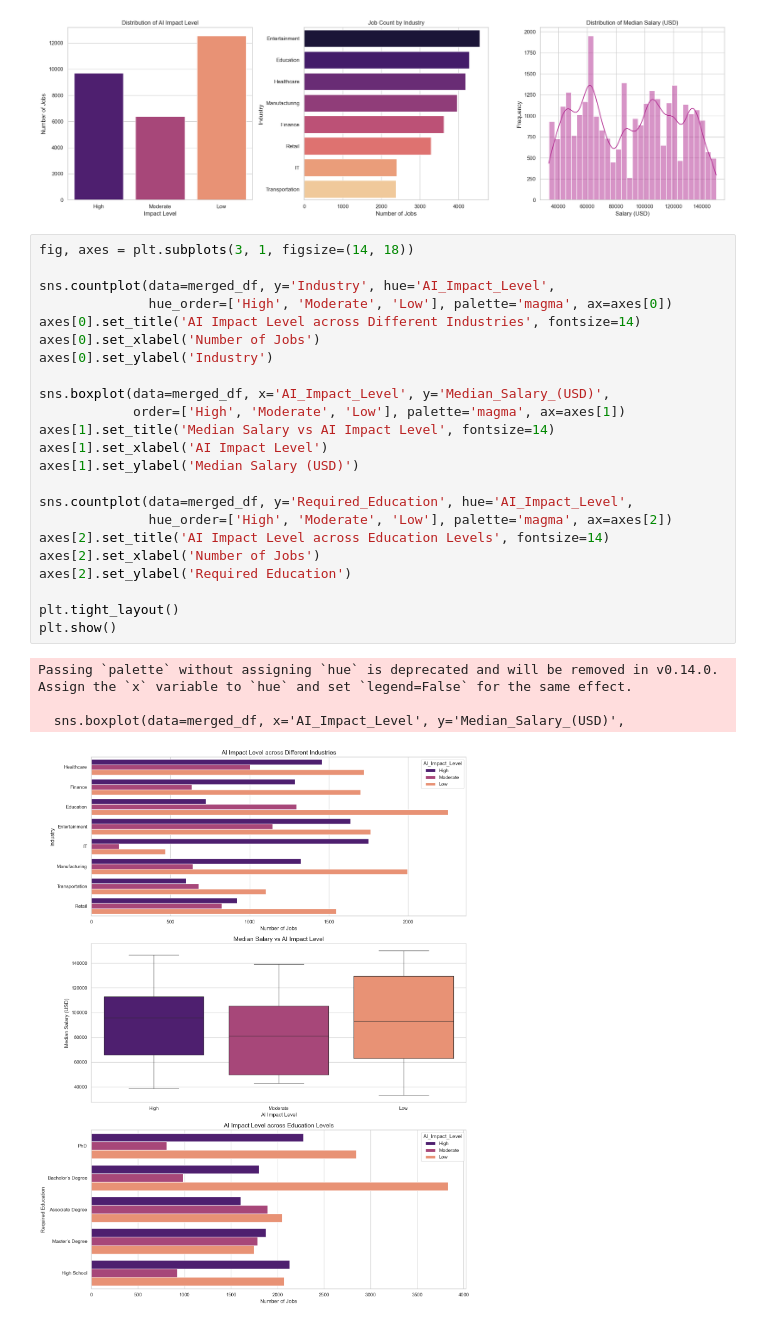
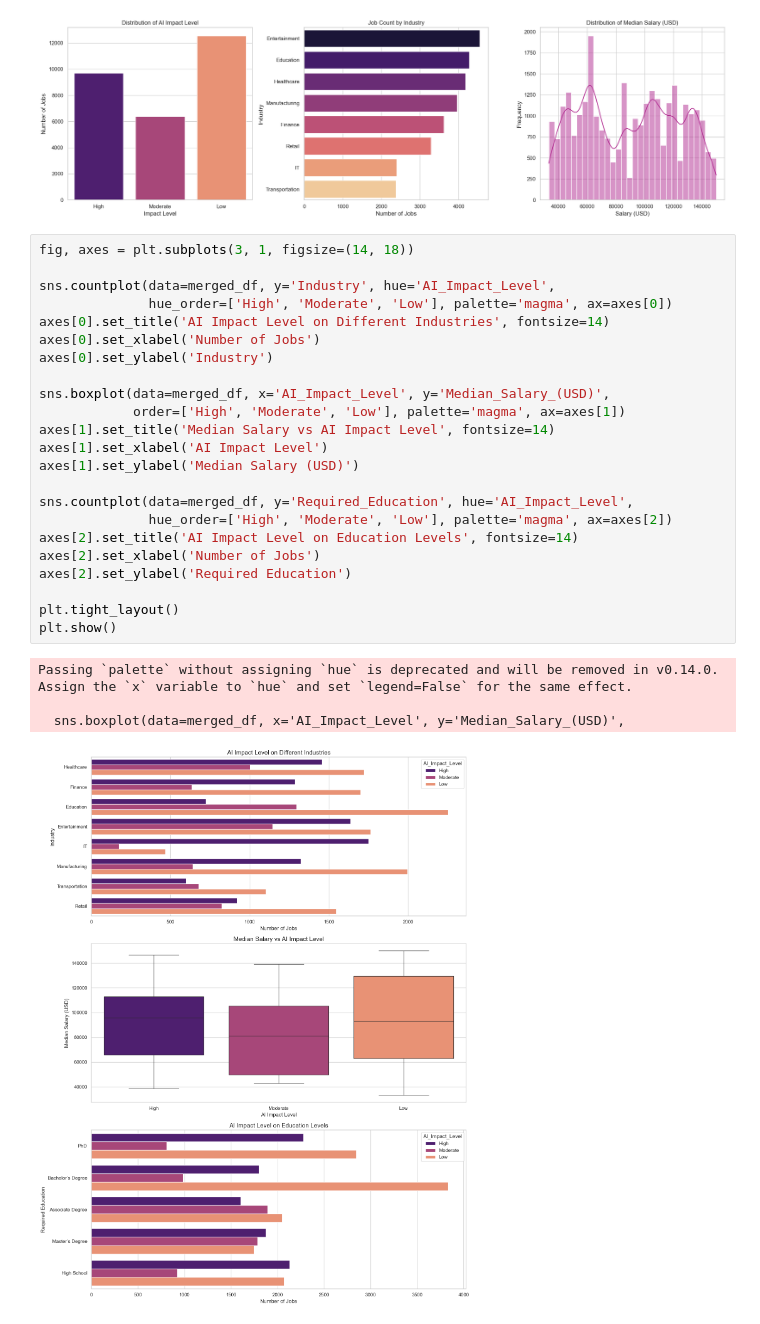
Before and after one commit to abanoubdev/tech-industry-job-openings-ironhack, a Jupyter notebook: Notebooks/datasets_eda.ipynb, the cells around one changed output. Cells and saved outputs as stored; diff of their text form.

```diff
--- a/Notebooks/datasets_eda.ipynb
+++ b/Notebooks/datasets_eda.ipynb
@@ -243,28 +243,28 @@ Passing `palette` without assigning `hue` is deprecated and will be removed in v
 # %%
 fig, axes = plt.subplots(3, 1, figsize=(14, 18))
 
 sns.countplot(data=merged_df, y='Industry', hue='AI_Impact_Level',
               hue_order=['High', 'Moderate', 'Low'], palette='magma', ax=axes[0])
-axes[0].set_title('AI Impact Level across Different Industries', fontsize=14)
+axes[0].set_title('AI Impact Level on Different Industries', fontsize=14)
 axes[0].set_xlabel('Number of Jobs')
 axes[0].set_ylabel('Industry')
 
 sns.boxplot(data=merged_df, x='AI_Impact_Level', y='Median_Salary_(USD)',
             order=['High', 'Moderate', 'Low'], palette='magma', ax=axes[1])
 axes[1].set_title('Median Salary vs AI Impact Level', fontsize=14)
 axes[1].set_xlabel('AI Impact Level')
 axes[1].set_ylabel('Median Salary (USD)')
 
 sns.countplot(data=merged_df, y='Required_Education', hue='AI_Impact_Level',
               hue_order=['High', 'Moderate', 'Low'], palette='magma', ax=axes[2])
-axes[2].set_title('AI Impact Level across Education Levels', fontsize=14)
+axes[2].set_title('AI Impact Level on Education Levels', fontsize=14)
 axes[2].set_xlabel('Number of Jobs')
 axes[2].set_ylabel('Required Education')
 
 plt.tight_layout()
 plt.show()
 # %% [output]
 Passing `palette` without assigning `hue` is deprecated and will be removed in v0.14.0. Assign the `x` variable to `hue` and set `legend=False` for the same effect.
 
   sns.boxplot(data=merged_df, x='AI_Impact_Level', y='Median_Salary_(USD)',
-[figure, old version]
+[figure, new version]
```
